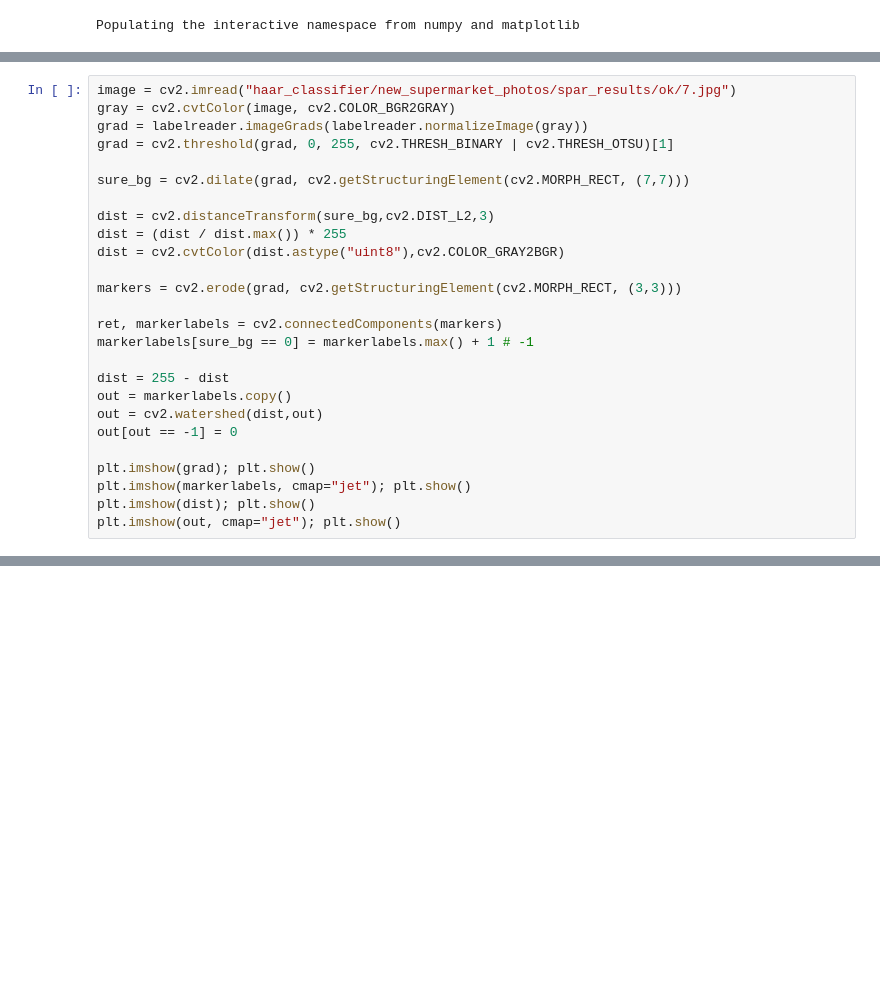
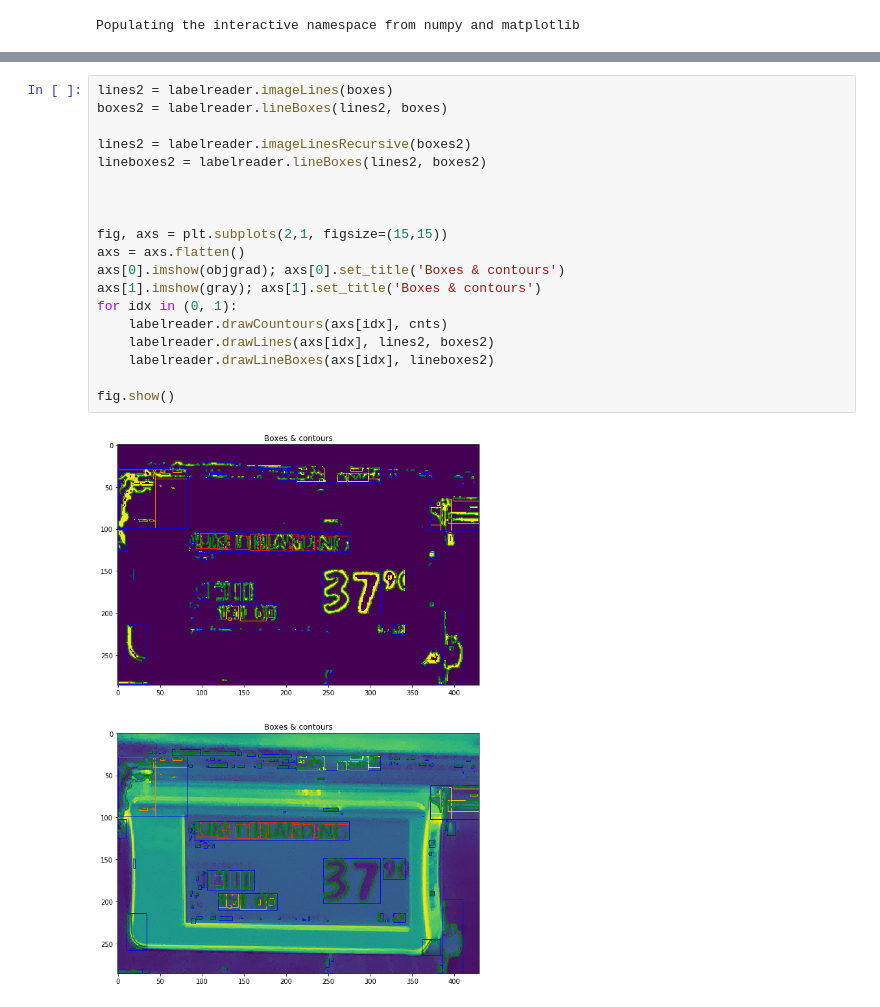
Before and after one commit to innovationgarage/price-tag-reader, a Jupyter notebook: spar-price-label.ipynb, the cells around one changed output, grey strips where cells are left out. Saved outputs shown, nothing was run; the diff lists cells and outputs as text; blank space fills up the shorter version.

```diff
--- a/spar-price-label.ipynb
+++ b/spar-price-label.ipynb
@@ -182,26 +77,0 @@ plt.imshow(grad); plt.imshow(out, alpha=0.5, cmap="jet"); plt.colorbar(); plt.sh
-# %%
-image = cv2.imread("haar_classifier/new_supermarket_photos/spar_results/ok/7.jpg")
-gray = cv2.cvtColor(image, cv2.COLOR_BGR2GRAY)
-grad = labelreader.imageGrads(labelreader.normalizeImage(gray))
-grad = cv2.threshold(grad, 0, 255, cv2.THRESH_BINARY | cv2.THRESH_OTSU)[1]
-
-sure_bg = cv2.dilate(grad, cv2.getStructuringElement(cv2.MORPH_RECT, (7,7)))
-
-dist = cv2.distanceTransform(sure_bg,cv2.DIST_L2,3)
-dist = (dist / dist.max()) * 255
-dist = cv2.cvtColor(dist.astype("uint8"),cv2.COLOR_GRAY2BGR)
-
-markers = cv2.erode(grad, cv2.getStructuringElement(cv2.MORPH_RECT, (3,3)))
-
-ret, markerlabels = cv2.connectedComponents(markers)
-markerlabels[sure_bg == 0] = markerlabels.max() + 1 # -1
-
-dist = 255 - dist
-out = markerlabels.copy()
-out = cv2.watershed(dist,out)
-out[out == -1] = 0
-
-plt.imshow(grad); plt.show()
-plt.imshow(markerlabels, cmap="jet"); plt.show()
-plt.imshow(dist); plt.show()
-plt.imshow(out, cmap="jet"); plt.show()
@@ -271,0 +78,21 @@ dtype('uint8')
+# %%
+lines2 = labelreader.imageLines(boxes)
+boxes2 = labelreader.lineBoxes(lines2, boxes)
+
+lines2 = labelreader.imageLinesRecursive(boxes2)
+lineboxes2 = labelreader.lineBoxes(lines2, boxes2)
+
+
+
+fig, axs = plt.subplots(2,1, figsize=(15,15))
+axs = axs.flatten()
+axs[0].imshow(objgrad); axs[0].set_title('Boxes & contours')
+axs[1].imshow(gray); axs[1].set_title('Boxes & contours')
+for idx in (0, 1):
+    labelreader.drawCountours(axs[idx], cnts)
+    labelreader.drawLines(axs[idx], lines2, boxes2)
+    labelreader.drawLineBoxes(axs[idx], lineboxes2)
+
+fig.show()
+# %% [output]
+[figure, added]
```
Also changed, not shown: parts of 12 cells of this notebook, 2 other files.
